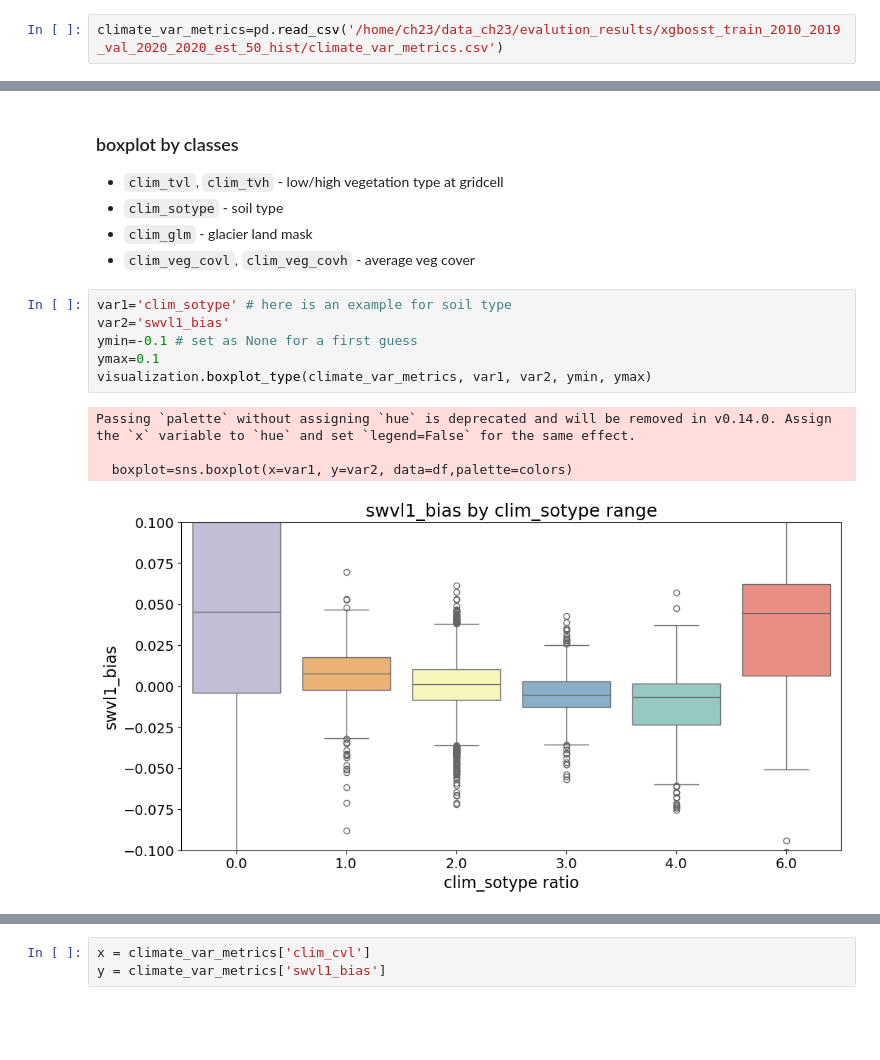
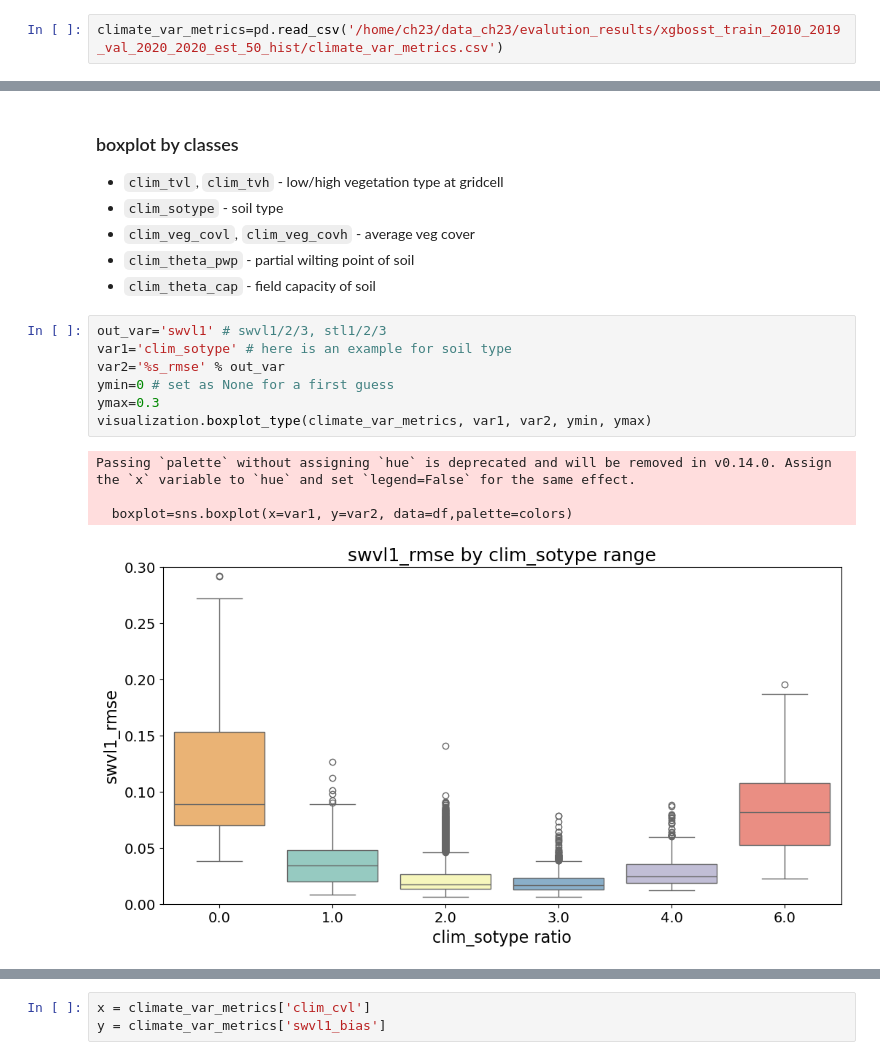
Before and after one commit to ECMWFCode4Earth/ML-BEES, a Jupyter notebook: ML-BEES-eval/spatial_condition.ipynb, the cells around one changed output, grey strips where cells are left out. Saved outputs shown, nothing was run; the diff lists cells and outputs as text; blank space fills up the shorter version.

```diff
--- a/ML-BEES-eval/spatial_condition.ipynb
+++ b/ML-BEES-eval/spatial_condition.ipynb
@@ -151,16 +186,18 @@ Passing `palette` without assigning `hue` is deprecated and will be removed in v
 ### boxplot by classes
 * `clim_tvl`, `clim_tvh` - low/high vegetation type at gridcell
 * `clim_sotype` - soil type
-* `clim_glm` - glacier land mask
 * `clim_veg_covl`, `clim_veg_covh` - average veg cover
+* `clim_theta_pwp` - partial wilting point of soil
+* `clim_theta_cap` - field capacity of soil
 # %%
+out_var='swvl1' # swvl1/2/3, stl1/2/3
 var1='clim_sotype' # here is an example for soil type
-var2='swvl1_bias'
-ymin=-0.1 # set as None for a first guess
-ymax=0.1
+var2='%s_rmse' % out_var
+ymin=0 # set as None for a first guess
+ymax=0.3
 visualization.boxplot_type(climate_var_metrics, var1, var2, ymin, ymax)
 # %% [output]
 Passing `palette` without assigning `hue` is deprecated and will be removed in v0.14.0. Assign the `x` variable to `hue` and set `legend=False` for the same effect.
 
   boxplot=sns.boxplot(x=var1, y=var2, data=df,palette=colors)
-[figure, old version]
+[figure, new version]
```
Also changed, not shown: parts of 15 cells of this notebook.
